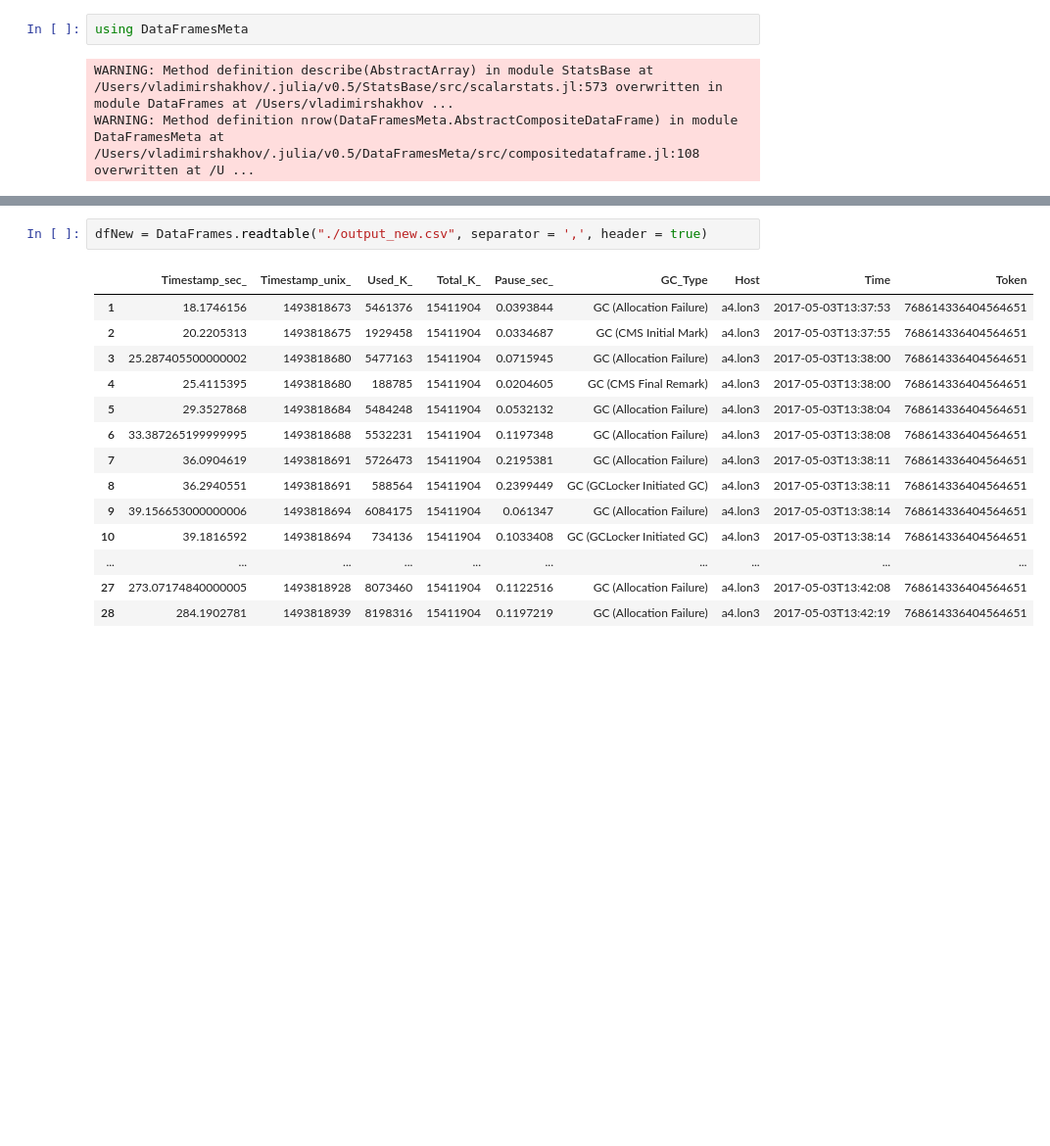
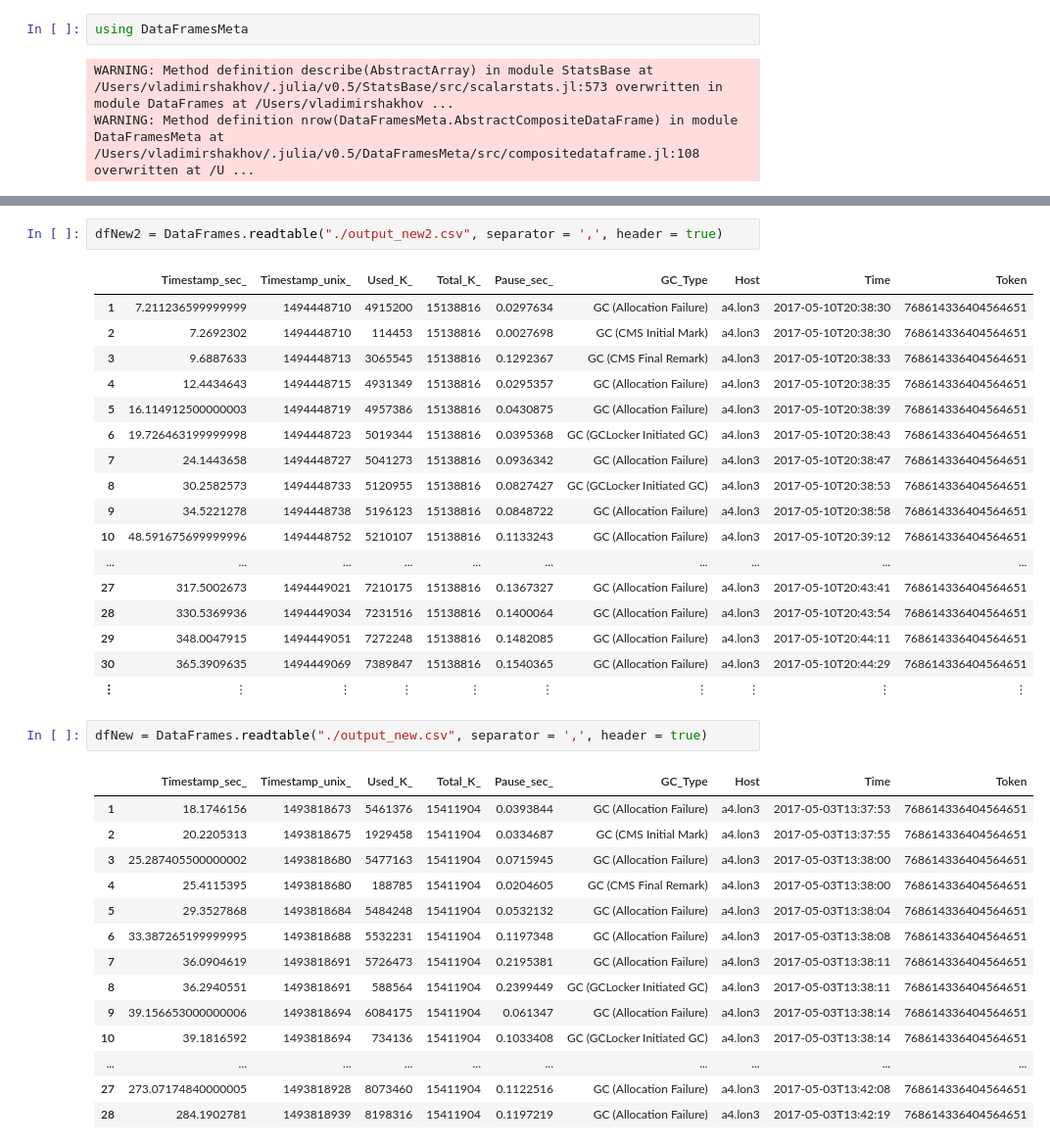
Before and after one commit to bogdad/gcprocessing, a Jupyter notebook: notebook/gccassandra.ipynb, the cells around one changed output, grey strips where cells are left out. Shown at 98% size. Saved outputs shown, nothing was run; the diff lists cells and outputs as text; blank space fills up the shorter version.

```diff
--- a/notebook/gccassandra.ipynb
+++ b/notebook/gccassandra.ipynb
@@ -34,6 +44,26 @@ dfOld = DataFrames.readtable("./output_old.csv", separator = ',', header = true)
 | 29 | 88.1826801 | 1493047126 | 3846263 | 12268352 | 0.0663199 | GC (Allocation Failure) | a1.lon3 | 2017-04-24T15:18:46 | -8454757700450211157 |
 | 30 | 92.9979605 | 1493047131 | 3913455 | 12268352 | 0.0650395 | GC (Allocation Failure) | a1.lon3 | 2017-04-24T15:18:51 | -8454757700450211157 |
 | ⋮ | ⋮ | ⋮ | ⋮ | ⋮ | ⋮ | ⋮ | ⋮ | ⋮ | ⋮ |
+# %%
+dfNew2 = DataFrames.readtable("./output_new2.csv", separator = ',', header = true)
+# %% [output]
+|  | Timestamp_sec_ | Timestamp_unix_ | Used_K_ | Total_K_ | Pause_sec_ | GC_Type | Host | Time | Token |
+| 1 | 7.211236599999999 | 1494448710 | 4915200 | 15138816 | 0.0297634 | GC (Allocation Failure) | a4.lon3 | 2017-05-10T20:38:30 | 768614336404564651 |
+| 2 | 7.2692302 | 1494448710 | 114453 | 15138816 | 0.0027698 | GC (CMS Initial Mark) | a4.lon3 | 2017-05-10T20:38:30 | 768614336404564651 |
+| 3 | 9.6887633 | 1494448713 | 3065545 | 15138816 | 0.1292367 | GC (CMS Final Remark) | a4.lon3 | 2017-05-10T20:38:33 | 768614336404564651 |
+| 4 | 12.4434643 | 1494448715 | 4931349 | 15138816 | 0.0295357 | GC (Allocation Failure) | a4.lon3 | 2017-05-10T20:38:35 | 768614336404564651 |
+| 5 | 16.114912500000003 | 1494448719 | 4957386 | 15138816 | 0.0430875 | GC (Allocation Failure) | a4.lon3 | 2017-05-10T20:38:39 | 768614336404564651 |
+| 6 | 19.726463199999998 | 1494448723 | 5019344 | 15138816 | 0.0395368 | GC (GCLocker Initiated GC) | a4.lon3 | 2017-05-10T20:38:43 | 768614336404564651 |
+| 7 | 24.1443658 | 1494448727 | 5041273 | 15138816 | 0.0936342 | GC (Allocation Failure) | a4.lon3 | 2017-05-10T20:38:47 | 768614336404564651 |
+| 8 | 30.2582573 | 1494448733 | 5120955 | 15138816 | 0.0827427 | GC (GCLocker Initiated GC) | a4.lon3 | 2017-05-10T20:38:53 | 768614336404564651 |
+| 9 | 34.5221278 | 1494448738 | 5196123 | 15138816 | 0.0848722 | GC (Allocation Failure) | a4.lon3 | 2017-05-10T20:38:58 | 768614336404564651 |
+| 10 | 48.591675699999996 | 1494448752 | 5210107 | 15138816 | 0.1133243 | GC (Allocation Failure) | a4.lon3 | 2017-05-10T20:39:12 | 768614336404564651 |
+| ... | ... | ... | ... | ... | ... | ... | ... | ... | ... |
+| 27 | 317.5002673 | 1494449021 | 7210175 | 15138816 | 0.1367327 | GC (Allocation Failure) | a4.lon3 | 2017-05-10T20:43:41 | 768614336404564651 |
+| 28 | 330.5369936 | 1494449034 | 7231516 | 15138816 | 0.1400064 | GC (Allocation Failure) | a4.lon3 | 2017-05-10T20:43:54 | 768614336404564651 |
+| 29 | 348.0047915 | 1494449051 | 7272248 | 15138816 | 0.1482085 | GC (Allocation Failure) | a4.lon3 | 2017-05-10T20:44:11 | 768614336404564651 |
+| 30 | 365.3909635 | 1494449069 | 7389847 | 15138816 | 0.1540365 | GC (Allocation Failure) | a4.lon3 | 2017-05-10T20:44:29 | 768614336404564651 |
+| ⋮ | ⋮ | ⋮ | ⋮ | ⋮ | ⋮ | ⋮ | ⋮ | ⋮ | ⋮ |
 # %%
 dfNew = DataFrames.readtable("./output_new.csv", separator = ',', header = true)
 # %% [output]
```
Also changed, not shown: parts of 6 cells of this notebook.
